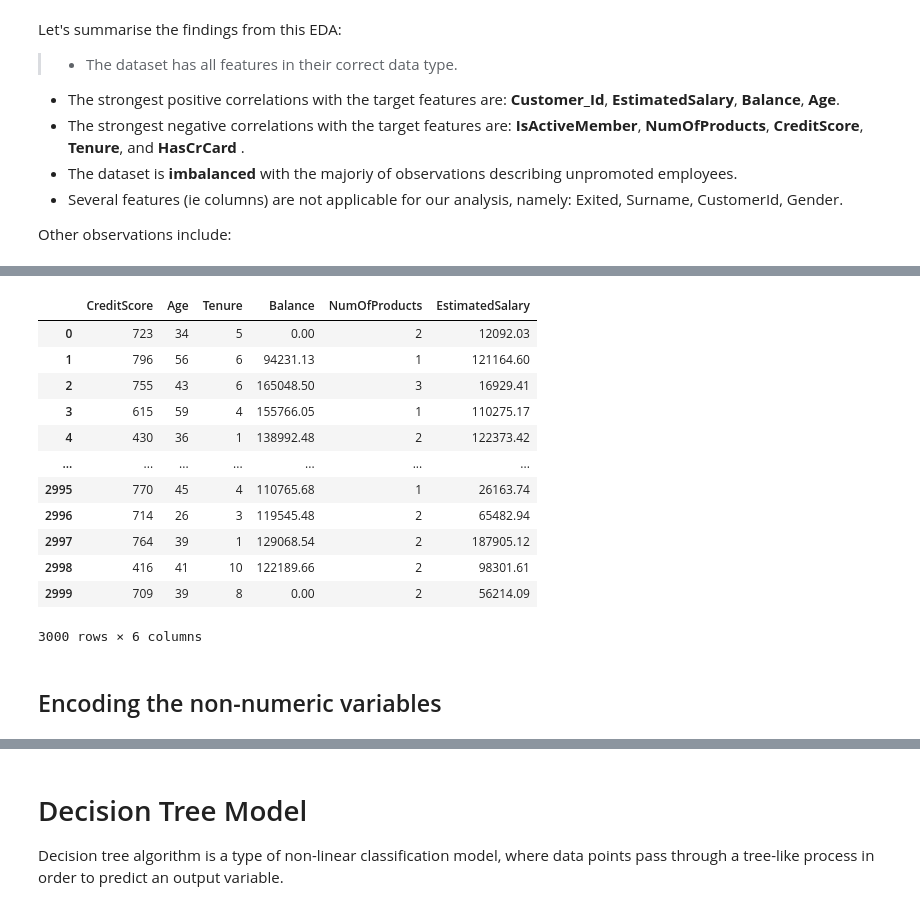
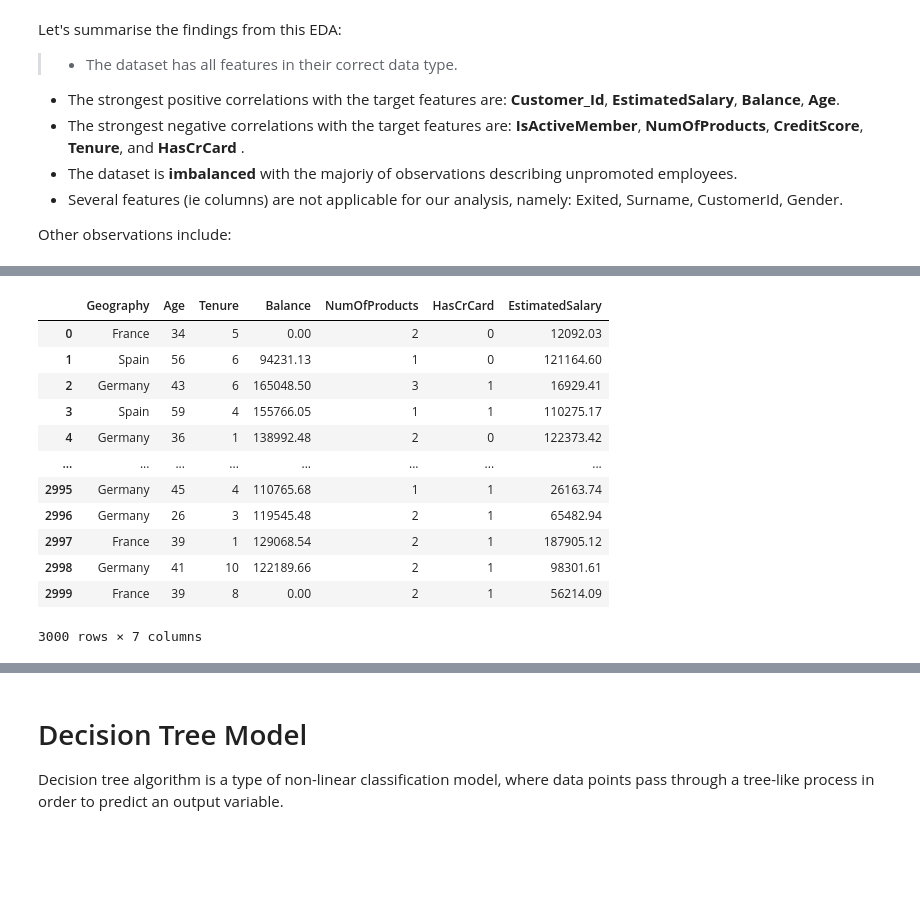
Before and after one commit to anthoniomadu/ISM_415, a Jupyter notebook: data-science-and-machine-learning-ism-415-2021/Anthonio_Maduadichie_18100111136.ipynb, the cells around one changed output, grey strips where cells are left out. Saved outputs shown, nothing was run; the diff lists cells and outputs as text; code cells hidden in the pictures; blank space fills up the shorter version.

```diff
--- a/data-science-and-machine-learning-ism-415-2021/Anthonio_Maduadichie_18100111136.ipynb
+++ b/data-science-and-machine-learning-ism-415-2021/Anthonio_Maduadichie_18100111136.ipynb
@@ -248,21 +562,19 @@ train_target = train_data['Exited']
 CustomerId = test_data['CustomerId']
 # %%
 # drop target and unecessary columns from test data and assign to features
-test_features = test_data.drop(['Surname', 'CustomerId', 'Gender', 'HasCrCard', 'IsActiveMember', 'Geography'], axis = 1)
+test_features = test_data.drop(['Surname', 'CustomerId', 'CreditScore', 'IsActiveMember'], axis = 1)
 test_features
 # %% [output]
-|  | CreditScore | Age | Tenure | Balance | NumOfProducts | EstimatedSalary |
-| 0 | 723 | 34 | 5 | 0.00 | 2 | 12092.03 |
-| 1 | 796 | 56 | 6 | 94231.13 | 1 | 121164.60 |
-| 2 | 755 | 43 | 6 | 165048.50 | 3 | 16929.41 |
-| 3 | 615 | 59 | 4 | 155766.05 | 1 | 110275.17 |
-| 4 | 430 | 36 | 1 | 138992.48 | 2 | 122373.42 |
-| ... | ... | ... | ... | ... | ... | ... |
-| 2995 | 770 | 45 | 4 | 110765.68 | 1 | 26163.74 |
-| 2996 | 714 | 26 | 3 | 119545.48 | 2 | 65482.94 |
-| 2997 | 764 | 39 | 1 | 129068.54 | 2 | 187905.12 |
-| 2998 | 416 | 41 | 10 | 122189.66 | 2 | 98301.61 |
-| 2999 | 709 | 39 | 8 | 0.00 | 2 | 56214.09 |
+|  | Geography | Age | Tenure | Balance | NumOfProducts | HasCrCard | EstimatedSalary |
+| 0 | France | 34 | 5 | 0.00 | 2 | 0 | 12092.03 |
+| 1 | Spain | 56 | 6 | 94231.13 | 1 | 0 | 121164.60 |
+| 2 | Germany | 43 | 6 | 165048.50 | 3 | 1 | 16929.41 |
+| 3 | Spain | 59 | 4 | 155766.05 | 1 | 1 | 110275.17 |
+| 4 | Germany | 36 | 1 | 138992.48 | 2 | 0 | 122373.42 |
+| ... | ... | ... | ... | ... | ... | ... | ... |
+| 2995 | Germany | 45 | 4 | 110765.68 | 1 | 1 | 26163.74 |
+| 2996 | Germany | 26 | 3 | 119545.48 | 2 | 1 | 65482.94 |
+| 2997 | France | 39 | 1 | 129068.54 | 2 | 1 | 187905.12 |
+| 2998 | Germany | 41 | 10 | 122189.66 | 2 | 1 | 98301.61 |
+| 2999 | France | 39 | 8 | 0.00 | 2 | 1 | 56214.09 |
-3000 rows × 6 columns
+3000 rows × 7 columns
-# %% [markdown]
-## Encoding the non-numeric variables
```
Also changed, not shown: parts of 92 cells of this notebook, 2 other files.
